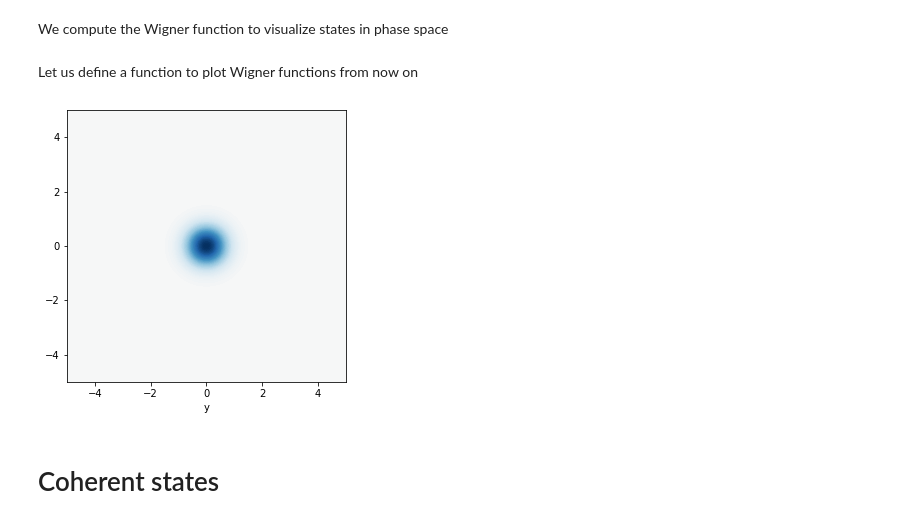
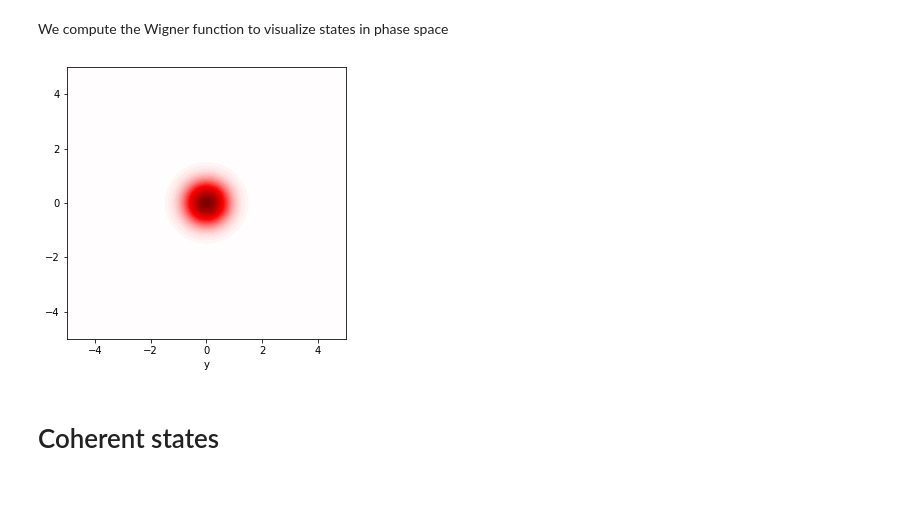
Before and after one commit to CarlosSMWolff/Quantum-Optics-Course, a Jupyter notebook: 1_Quantum_single_mode_field.ipynb, the cells around one changed output. Cells and saved outputs as stored; diff of their text form; code cells hidden in the pictures; blank space fills up the shorter version.

```diff
--- a/1_Quantum_single_mode_field.ipynb
+++ b/1_Quantum_single_mode_field.ipynb
@@ -65,19 +66,17 @@ We compute the Wigner function to visualize states in phase space
 # %%
 xvec = np.linspace(-5, 5, 500)
 W_vacuum = wigner(vac, xvec, xvec, g=2)
-# %% [markdown]
-Let us define a function to plot Wigner functions from now on
 # %%
-  wmap = wigner_cmap(W_vacuum)  # Generate Wigner colormap
-  nrm = mpl.colors.Normalize(-W_vacuum.max(), W_vacuum.max())
+divnorm=colors.TwoSlopeNorm(vmin=-W_vacuum.max(), vcenter=0, vmax=W_vacuum.max())
 
-  fig, ax = plt.subplots(figsize=(5,5))
-  ax.contourf(xvec, xvec, W_vacuum, 100, cmap=cm.RdBu, norm=nrm)
-  ax.set_xlabel("x")
-  ax.set_xlabel("y")
-  plt.show()
+#Plot the Wigner function
+fig, ax = plt.subplots(figsize=(5,5))
+ax.contourf(xvec, xvec, W_vacuum, 100, cmap="seismic", norm=divnorm)
+ax.set_xlabel("x")
+ax.set_xlabel("y")
+plt.show()
 # %% [output]
-[figure, old version]
+[figure, new version]
 # %% [markdown]
 # Coherent states
 # %% [markdown]
```
Also changed, not shown: parts of 12 cells of this notebook.
